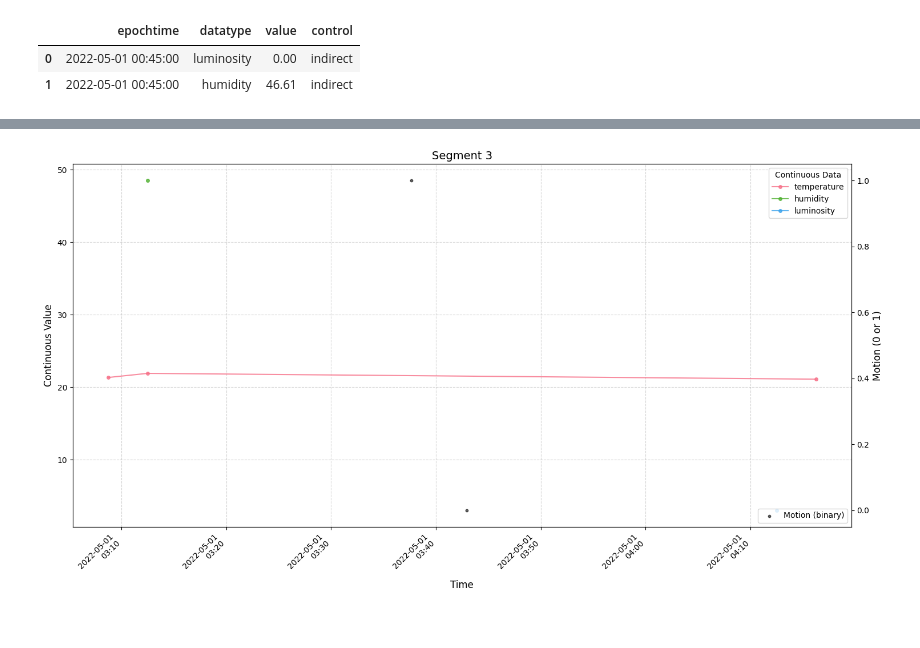
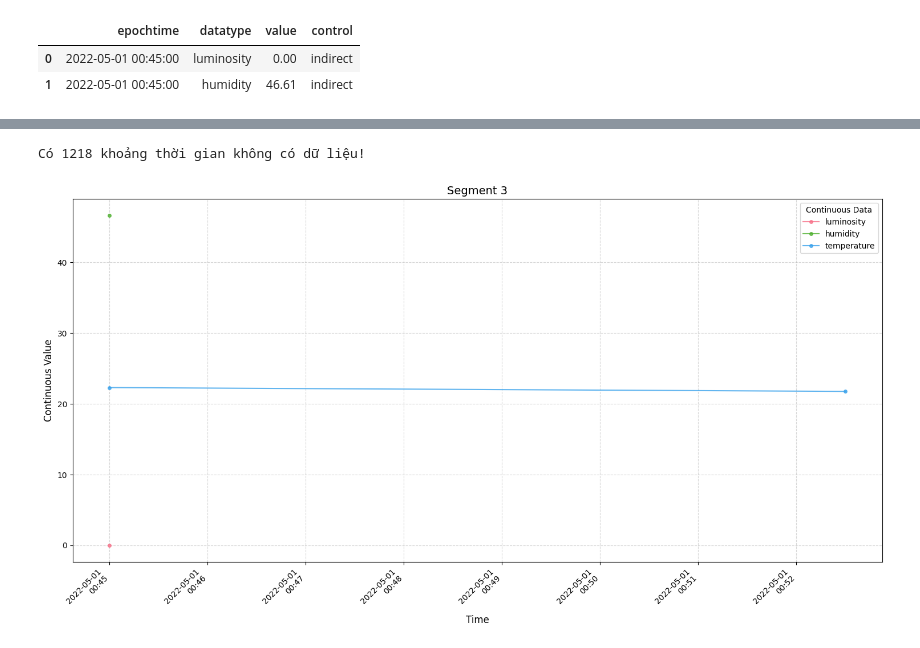
Before and after one commit to nguyenddat/Cluster_multidimension_data, a Jupyter notebook: process_data.ipynb, the cells around one changed output, grey strips where cells are left out. Cells and saved outputs as stored; diff of their text form; code cells hidden in the pictures.

```diff
--- a/process_data.ipynb
+++ b/process_data.ipynb
@@ -23,8 +22,3 @@ df.head(3)
 df.duplicated().sum()
 # %% [output]
 np.int64(0)
-# %%
-print(f"Trước khi xử lý: {df.shape}")
-
-df.drop_duplicates(inplace = True)
-print(f"Sau khi xử lý: {df.shape}")
@@ -114,3 +106,0 @@ Giá trị bất thường là giá trị `value` mà không nằm trong khoản
-# %%
-df["min_value"] = pd.to_numeric(df["min_value"], errors="coerce")
-df["max_value"] = pd.to_numeric(df["max_value"], errors="coerce")
@@ -409,4 +283,5 @@ filtered_acoustic = segment_df[
 # %%
+# Time segmentation 1
 start_date = "2022-05-01"
 
 first_start_gap = "2023-3-21"
@@ -417,9 +292,9 @@ second_end_gap = "2023-8-28"
 
 end_date = "2023-08-31"
 
-first_gap = pd.date_range(start = start_date, end = first_start_gap, freq = "90min")
-second_gap = pd.date_range(start = first_end_gap, end = second_start_gap, freq = "90min")
-third_gap = pd.date_range(start = second_end_gap, end = end_date, freq = "90min")
+first_gap = pd.date_range(start = start_date, end = first_start_gap, freq = "30min")
+second_gap = pd.date_range(start = first_end_gap, end = second_start_gap, freq = "30min")
+third_gap = pd.date_range(start = second_end_gap, end = end_date, freq = "30min")
 
 timestamps = first_gap.union(second_gap).union(third_gap)
 timestamps
@@ -439,5 +314,6 @@ DatetimeIndex(['2022-05-01 00:00:00', '2022-05-01 01:30:00',
 # %%
 segmented_data = []
+cnt = 0
 for i in tqdm(range(len(timestamps) - 1)):
     start = timestamps[i]
     end = timestamps[i + 1]
@@ -448,11 +324,14 @@ for i in tqdm(range(len(timestamps) - 1)):
     ]
 
     if segment.empty:
-        print(f"{start} - {end} không có dữ liệu")
-        continue
+        cnt += 1
 
     segmented_data.append(segment)
+
+print(f"Có {cnt} khoảng thời gian không có dữ liệu!")
+# %% [output]
+Có 1218 khoảng thời gian không có dữ liệu!
 # %%
-multi_lineplot(segmented_data[2], "Segment 3")
+multi_lineplot(segmented_data[1], "Segment 3")
 # %% [output]
-[figure, old version]
+[figure, new version]
```
Also changed, not shown: parts of 47 cells of this notebook, 4 other files.
